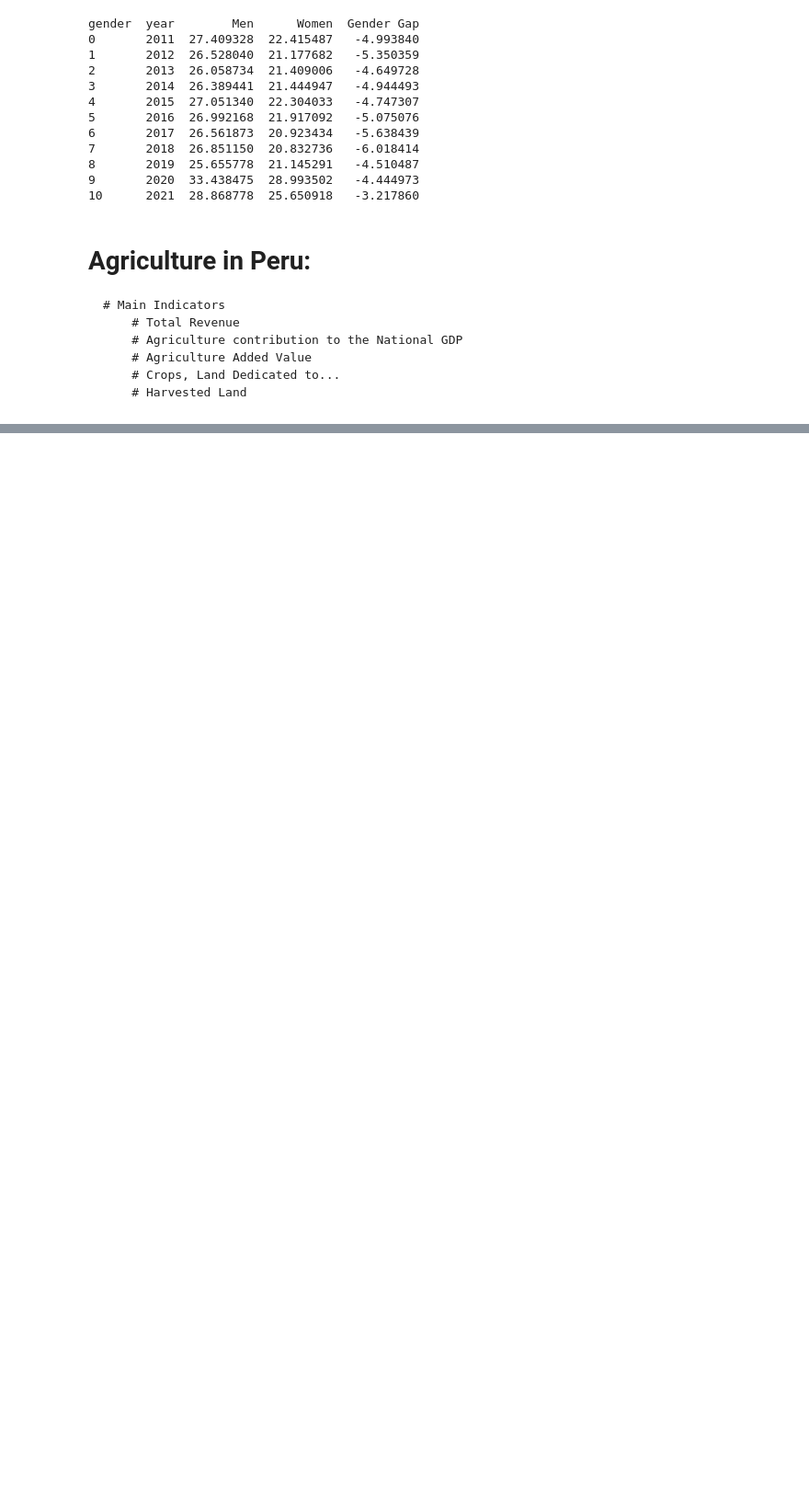
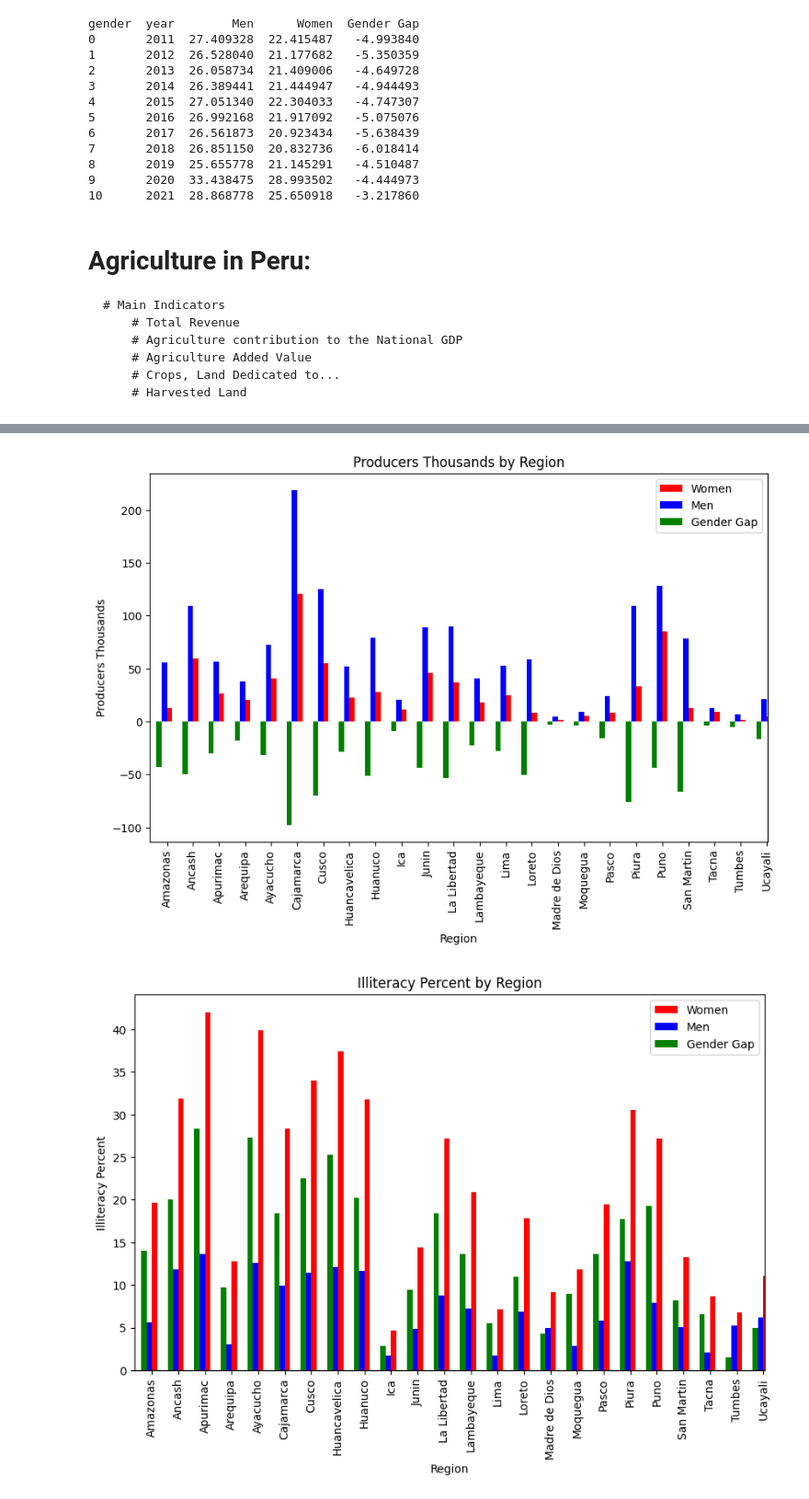
Before and after one commit to jcburga/python_final_research, a Jupyter notebook: python_final_assignment_jupyter_file.ipynb, the cells around one changed output, grey strips where cells are left out. Shown at 92% size. Cells and saved outputs as stored; diff of their text form; code cells hidden in the pictures; blank space fills up the shorter version.

```diff
--- a/python_final_assignment_jupyter_file.ipynb
+++ b/python_final_assignment_jupyter_file.ipynb
@@ -183,7 +162,7 @@ import matplotlib.pyplot as plt
 df = pd.read_csv(r'c:\Users\jcbur\OneDrive - peruvianbusinesscouncil.org\csv files\#10_peru_producer_profile\final_assignment\csv_files\agricultural_indicators.csv')
 
 # Define categories for visualization
-categories = ['revenue_pen_2007', 'gdp_percent', 'added_value_PEN07', 'crops_mill_ha', 'harvested_mill_ha']
+categories = ['revenue_pen_2007', 'gdp_percent', 'added_value_PEN07', 'harvested_mill_ha', 'crops_mill_ha']
 
 # Plotting each category
 for category in categories:
@@ -223,0 +208,58 @@ print(df)
+# %%
+import pandas as pd
+import matplotlib.pyplot as plt
+
+# Load the dataset
+df = pd.read_csv(r'c:\Users\jcbur\OneDrive - peruvianbusinesscouncil.org\csv files\#10_peru_producer_profile\final_assignment\csv_files\producer_profile_gender_gap_2012.csv')
+
+# Filter out 'Callao' and 'Nacional' from the 'region' column
+df_filtered = df[~df['region'].isin(['Callao', 'Nacional'])]
+
+# Define categories for visualization
+categories = ['producers_thousands', 'illiteracy_percent', 'secondary_percent', 'spanish', 'quechua', 'aymara', 'amazonia']
+
+# Initialize a dictionary to store the data
+data = {}
+
+# Calculate the values for women, men, and the gender gap for each category
+for category in categories:
+    # Group by region and gender and calculate the sum for each category
+    gender_sum = df_filtered.groupby(['region', 'gender'])[category].sum().unstack()
+
+    # Store the values for women and men
+    data[f'{category}_women'] = gender_sum['women']
+    data[f'{category}_men'] = gender_sum['men']
+
+    # Calculate and store the gender gap (women - men)
+    data[f'{category}_gender_gap'] = gender_sum['women'] - gender_sum['men']
+
+# Convert the data dictionary to a DataFrame for better visualization
+data_df = pd.DataFrame(data)
+
+# Create visualizations for each category
+for category in categories:
+    # Create a figure and a set of subplots
+    fig, ax = plt.subplots(figsize=(10, 6))
+
+    # Plot women's data
+    data_df[f'{category}_women'].plot(kind='bar', ax=ax, color='red', position=0, label='Women', width=0.2)
+
+    # Plot men's data
+    data_df[f'{category}_men'].plot(kind='bar', ax=ax, color='blue', position=1, label='Men', width=0.2)
+
+    # Plot gender gap data
+    data_df[f'{category}_gender_gap'].plot(kind='bar', ax=ax, color='green', position=2, label='Gender Gap', width=0.2)
+
+    # Set the title and labels
+    ax.set_title(f'{category.title().replace("_", " ")} by Region')
+    ax.set_xlabel('Region')
+    ax.set_ylabel(category.title().replace("_", " "))
+
+    # Add legend
+    ax.legend()
+
+    # Show the plot
+    plt.show()
+# %% [output]
+[figure, added]
+[figure, added]
```
Also changed, not shown: parts of 9 cells of this notebook.
